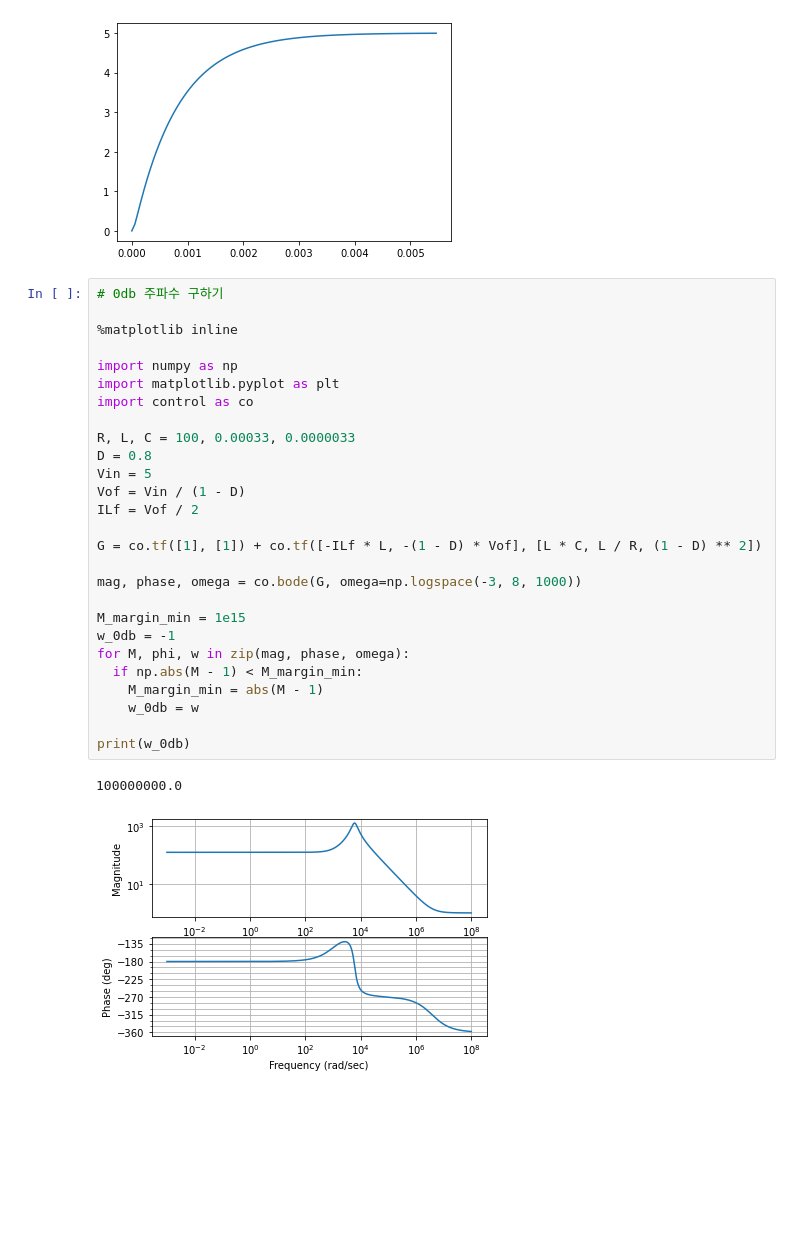
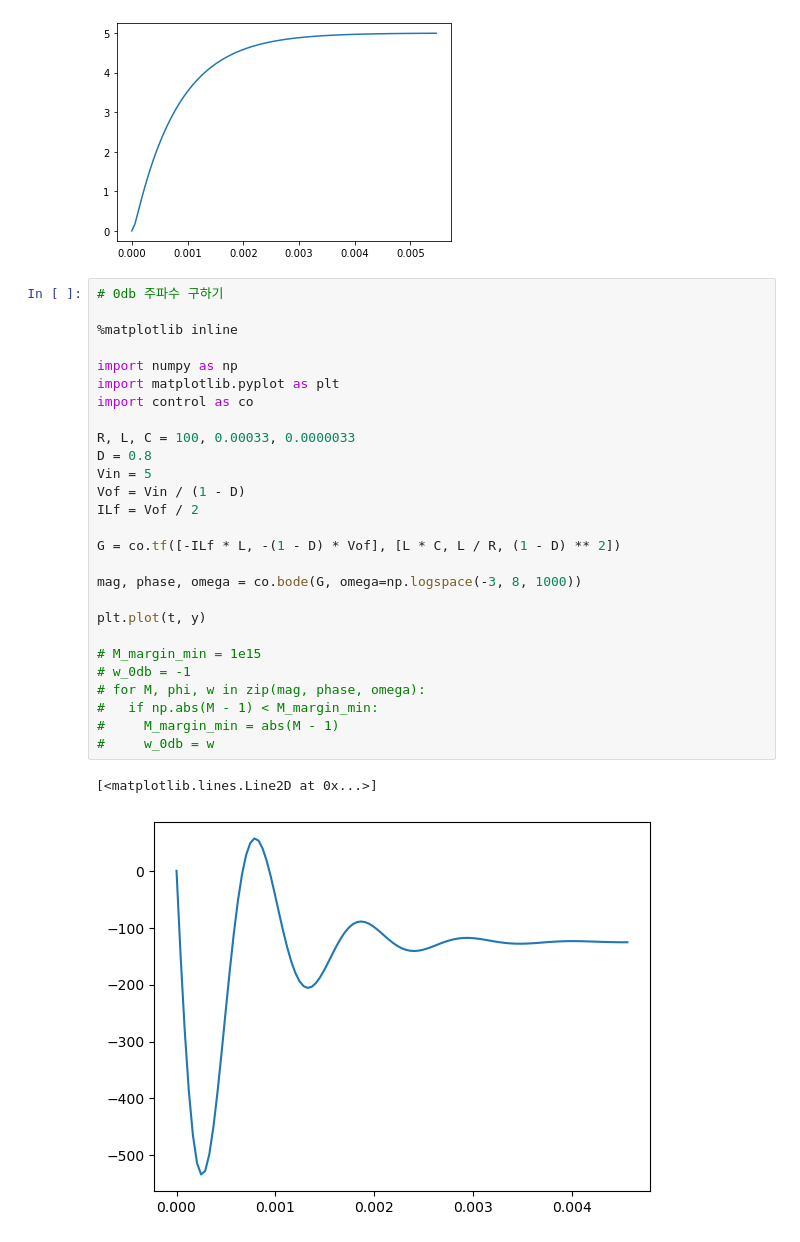
Before and after one commit to akswnd98/compensator, a Jupyter notebook: note.ipynb, the cells around one changed output. Cells and saved outputs as stored; diff of their text form; blank space fills up the shorter version.

```diff
--- a/note.ipynb
+++ b/note.ipynb
@@ -66,33 +66,33 @@ plt.plot(t, y)
 # %%
 # 0db 주파수 구하기
 
 %matplotlib inline
 
 import numpy as np
 import matplotlib.pyplot as plt
 import control as co
 
 R, L, C = 100, 0.00033, 0.0000033
 D = 0.8
 Vin = 5
 Vof = Vin / (1 - D)
 ILf = Vof / 2
 
-G = co.tf([1], [1]) + co.tf([-ILf * L, -(1 - D) * Vof], [L * C, L / R, (1 - D) ** 2])
+G = co.tf([-ILf * L, -(1 - D) * Vof], [L * C, L / R, (1 - D) ** 2])
 
 mag, phase, omega = co.bode(G, omega=np.logspace(-3, 8, 1000))
 
-M_margin_min = 1e15
-w_0db = -1
-for M, phi, w in zip(mag, phase, omega):
-  if np.abs(M - 1) < M_margin_min:
-    M_margin_min = abs(M - 1)
-    w_0db = w
+plt.plot(t, y)
 
-print(w_0db)
+# M_margin_min = 1e15
+# w_0db = -1
+# for M, phi, w in zip(mag, phase, omega):
+#   if np.abs(M - 1) < M_margin_min:
+#     M_margin_min = abs(M - 1)
+#     w_0db = w
 # %% [output]
-100000000.0
+[<matplotlib.lines.Line2D at 0x...>]
-[figure, old version]
+[figure, new version]
 # %%
 %matplotlib inline
 
```
Also changed, not shown: parts of 2 cells of this notebook.
